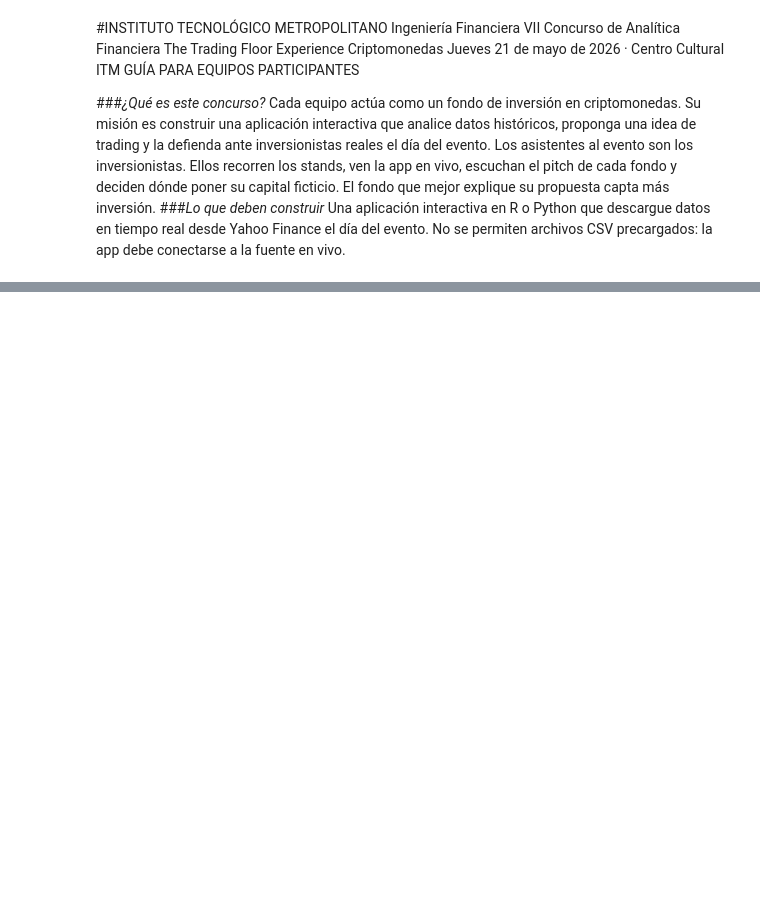
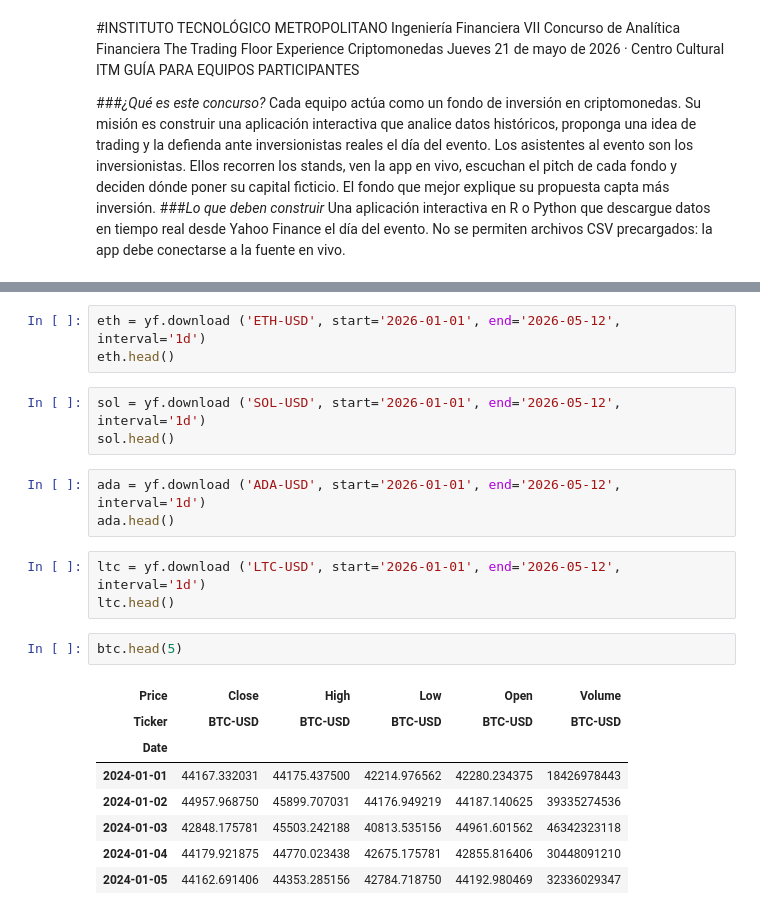
Before and after one commit to fraygoezdavid/Lenguajes_de_programacion, a Jupyter notebook: Proyecto_Cripto_Entregable.ipynb, the cells around one changed output, grey strips where cells are left out. Drawn from its saved outputs; the diff is of its cells as text; blank space fills up the shorter version.

```diff
--- a/Proyecto_Cripto_Entregable.ipynb
+++ b/Proyecto_Cripto_Entregable.ipynb
@@ -21,0 +89,23 @@ día del evento. No se permiten archivos CSV precargados: la app debe conectarse
+# %%
+eth = yf.download ('ETH-USD', start='2026-01-01', end='2026-05-12', interval='1d')
+eth.head()
+# %%
+sol = yf.download ('SOL-USD', start='2026-01-01', end='2026-05-12', interval='1d')
+sol.head()
+# %%
+ada = yf.download ('ADA-USD', start='2026-01-01', end='2026-05-12', interval='1d')
+ada.head()
+# %%
+ltc = yf.download ('LTC-USD', start='2026-01-01', end='2026-05-12', interval='1d')
+ltc.head()
+# %%
+btc.head(5)
+# %% [output]
+| Price | Close | High | Low | Open | Volume |
+| Ticker | BTC-USD | BTC-USD | BTC-USD | BTC-USD | BTC-USD |
+| Date |  |  |  |  |  |
+| 2024-01-01 | 44167.332031 | 44175.437500 | 42214.976562 | 42280.234375 | 18426978443 |
+| 2024-01-02 | 44957.968750 | 45899.707031 | 44176.949219 | 44187.140625 | 39335274536 |
+| 2024-01-03 | 42848.175781 | 45503.242188 | 40813.535156 | 44961.601562 | 46342323118 |
+| 2024-01-04 | 44179.921875 | 44770.023438 | 42675.175781 | 42855.816406 | 30448091210 |
+| 2024-01-05 | 44162.691406 | 44353.285156 | 42784.718750 | 44192.980469 | 32336029347 |
```
Also changed, not shown: parts of 17 cells of this notebook.
